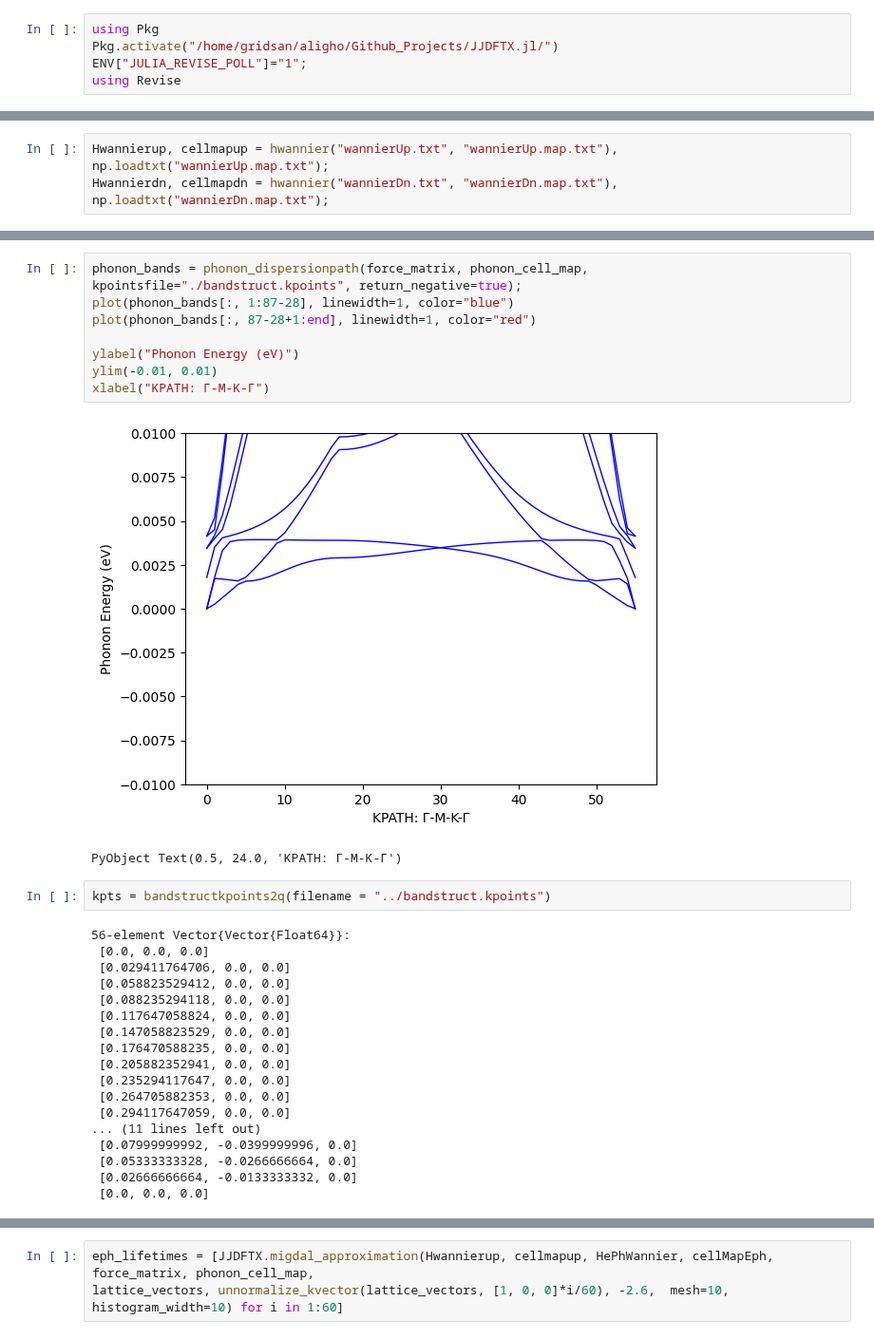
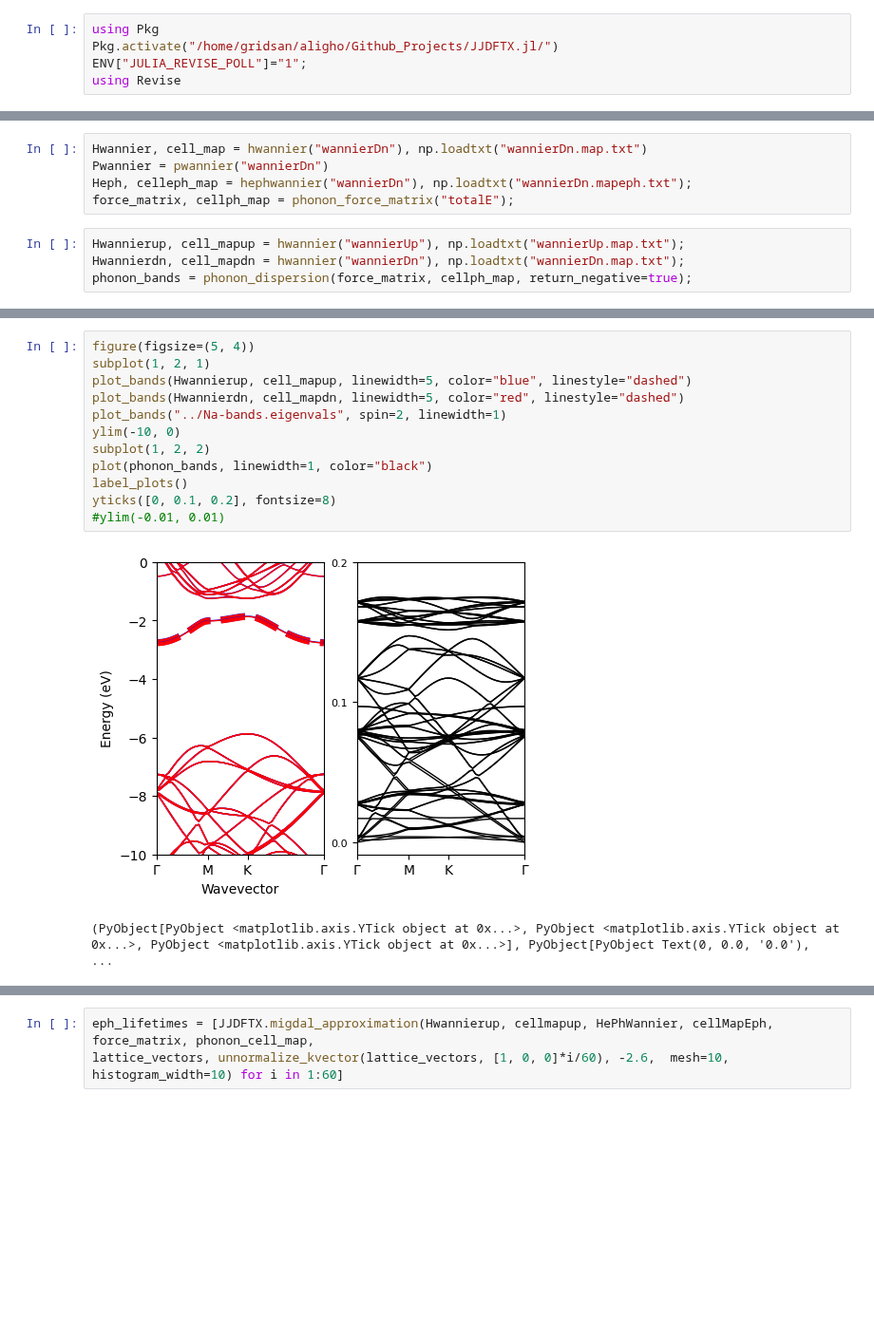
Before and after one commit to AliGhorashiCMT/Plasmons_Paper, a Jupyter notebook: Moire_Figs/Moire7_with_Alkali/Sodium/optimize_from_3angstroms/interpolation_correction/Analyze.ipynb, the cells around one changed output, grey strips where cells are left out. Shown at 95% size. Cells and saved outputs as stored; diff of their text form; blank space fills up the shorter version.

```diff
--- a/Moire_Figs/Moire7_with_Alkali/Sodium/optimize_from_3angstroms/interpolation_correction/Analyze.ipynb
+++ b/Moire_Figs/Moire7_with_Alkali/Sodium/optimize_from_3angstroms/interpolation_correction/Analyze.ipynb
@@ -29,3 +25,9 @@ If this is incorrect, something went wrong somewhere at some point.
+# %%
+Hwannier, cell_map = hwannier("wannierDn"), np.loadtxt("wannierDn.map.txt")
+Pwannier = pwannier("wannierDn")
+Heph, celleph_map = hephwannier("wannierDn"), np.loadtxt("wannierDn.mapeph.txt");
+force_matrix, cellph_map = phonon_force_matrix("totalE");
 # %%
-Hwannierup, cellmapup = hwannier("wannierUp.txt", "wannierUp.map.txt"), np.loadtxt("wannierUp.map.txt");
-Hwannierdn, cellmapdn = hwannier("wannierDn.txt", "wannierDn.map.txt"), np.loadtxt("wannierDn.map.txt");
+Hwannierup, cell_mapup = hwannier("wannierUp"), np.loadtxt("wannierUp.map.txt");
+Hwannierdn, cell_mapdn = hwannier("wannierDn"), np.loadtxt("wannierDn.map.txt");
+phonon_bands = phonon_dispersion(force_matrix, cellph_map, return_negative=true);
@@ -41,31 +34,15 @@ label_plots()
-# %%
-phonon_bands = phonon_dispersionpath(force_matrix, phonon_cell_map, kpointsfile="./bandstruct.kpoints", return_negative=true);
-plot(phonon_bands[:, 1:87-28], linewidth=1, color="blue")
-plot(phonon_bands[:, 87-28+1:end], linewidth=1, color="red")
-
-ylabel("Phonon Energy (eV)")
-ylim(-0.01, 0.01)
-xlabel("KPATH: Γ-M-K-Γ")
-# %% [output]
-[figure, removed]
-PyObject Text(0.5, 24.0, 'KPATH: Γ-M-K-Γ')
-# %%
-kpts = bandstructkpoints2q(filename = "../bandstruct.kpoints")
-# %% [output]
-56-element Vector{Vector{Float64}}:
- [0.0, 0.0, 0.0]
- [0.029411764706, 0.0, 0.0]
- [0.058823529412, 0.0, 0.0]
- [0.088235294118, 0.0, 0.0]
- [0.117647058824, 0.0, 0.0]
- [0.147058823529, 0.0, 0.0]
- [0.176470588235, 0.0, 0.0]
- [0.205882352941, 0.0, 0.0]
- [0.235294117647, 0.0, 0.0]
- [0.264705882353, 0.0, 0.0]
- [0.294117647059, 0.0, 0.0]
-... (11 lines left out)
- [0.07999999992, -0.0399999996, 0.0]
- [0.05333333328, -0.0266666664, 0.0]
- [0.02666666664, -0.0133333332, 0.0]
- [0.0, 0.0, 0.0]
+# %%
+figure(figsize=(5, 4))
+subplot(1, 2, 1)
+plot_bands(Hwannierup, cell_mapup, linewidth=5, color="blue", linestyle="dashed")
+plot_bands(Hwannierdn, cell_mapdn, linewidth=5, color="red", linestyle="dashed")
+plot_bands("../Na-bands.eigenvals", spin=2, linewidth=1)
+ylim(-10, 0)
+subplot(1, 2, 2)
+plot(phonon_bands, linewidth=1, color="black")
+label_plots()
+yticks([0, 0.1, 0.2], fontsize=8)
+#ylim(-0.01, 0.01)
+# %% [output]
+[figure, added]
+(PyObject[PyObject <matplotlib.axis.YTick object at 0x...>, PyObject <matplotlib.axis.YTick object at 0x...>, PyObject <matplotlib.axis.YTick object at 0x...>], PyObject[PyObject Text(0, 0.0, '0.0'),  ...
```
Also changed, not shown: parts of 41 cells of this notebook, 1 other file.
